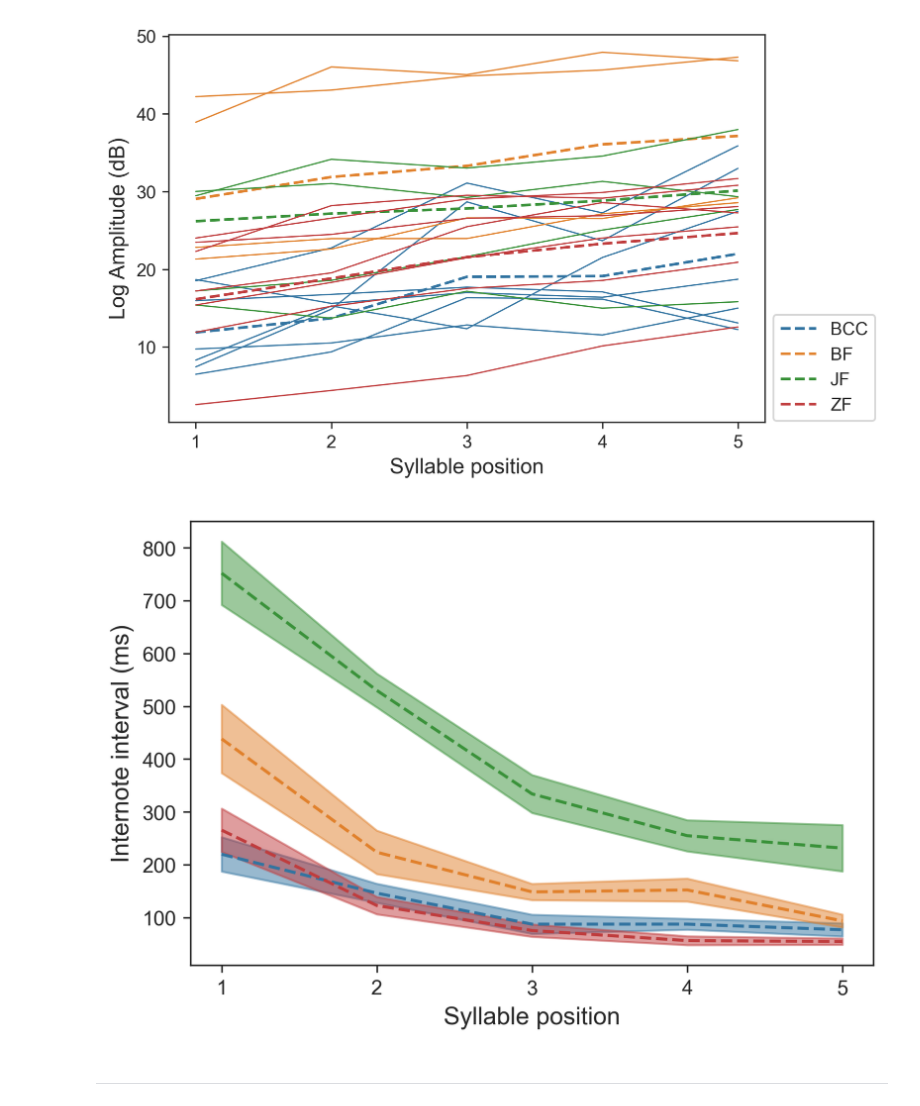
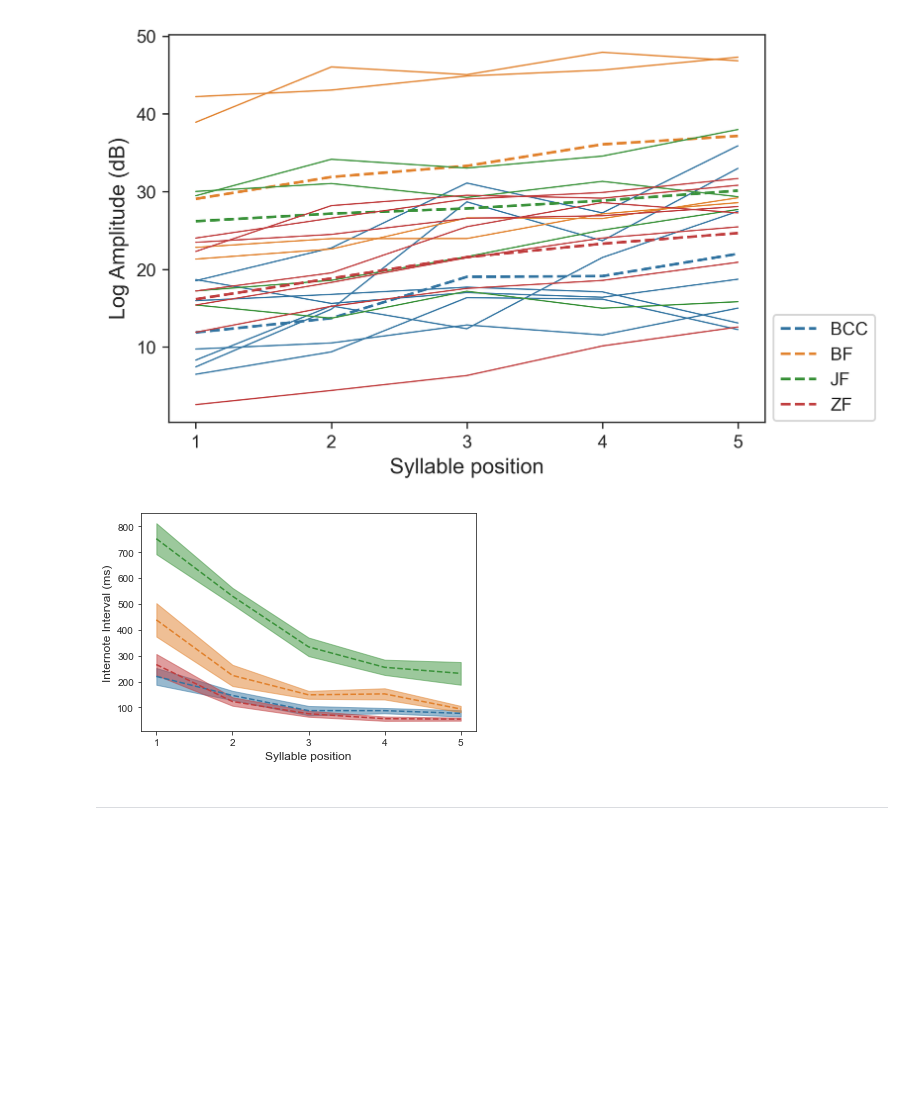
Before and after one commit to vasudha-kulkarni/IN-comparative-analysis, a Jupyter notebook: visualising_data.ipynb, the cells around one changed output. Cells and saved outputs as stored; diff of their text form; code cells hidden in the pictures; blank space fills up the shorter version.

```diff
--- a/visualising_data.ipynb
+++ b/visualising_data.ipynb
@@ -184,35 +184,35 @@ plt.savefig('08 Amplitude IN all birds.png', dpi=600)
 [figure]
 # %%
 sns.set_style("ticks")
-plt.figure(dpi=300)
+#plt.figure(dpi=300)
 colors = ["#3274a1", "#e1812c", "#3a923a", "#c03d3e"]
 species = ['BCC', 'BF', 'JF', 'ZF']
 x = [1, 2, 3, 4, 5]
 
 for j in range(len(species)):
     df1 = data.loc[data['Species'] == species[j]]
     df2 = df1.iloc[:, 2:]
     df_mean = np.array(np.mean(df2))
     df_sd = np.array(np.std(df2))
     df_sem = np.array(np.std(df2)/np.sqrt(len(df1)))
     # for i in range(len(df1)-1):
     #     p = df1.iloc[i:i+1, :]
     #     q = np.array(p.iloc[:, 2:])
     #     y = q[0]
     #     plt.plot(x, y, linewidth=0.75, color=colors[j])
     plt.plot(x, df_mean, linewidth=1.5, color=colors[j], linestyle='dashed', label=species[j])
     plt.fill_between(x, df_mean-df_sem, df_mean+df_sem, color=colors[j], alpha=0.5)
 
 #plt.legend(bbox_to_anchor=(1.2, 0.3))
 #plt.ylim(top=50)
 
 plt.xlabel('Syllable position', fontsize = 12)
 plt.xticks(np.arange(1, 6, step=1))
-plt.ylabel('Internote interval (ms)', fontsize = 12)
-plt.savefig("11 Internote interval IN.jpg", dpi=600)
+plt.ylabel('Internote Interval (ms)', fontsize = 12)
+plt.savefig("11 Internote interval.svg", dpi=600)
 #plt.show()
 # %% [output]
-[figure, old version]
+[figure, new version]
 # %% [markdown]
 ----------------------------------------------------------------------------------------------------------------
 # %%
```
Also changed, not shown: parts of 9 cells of this notebook, 7 other files.
